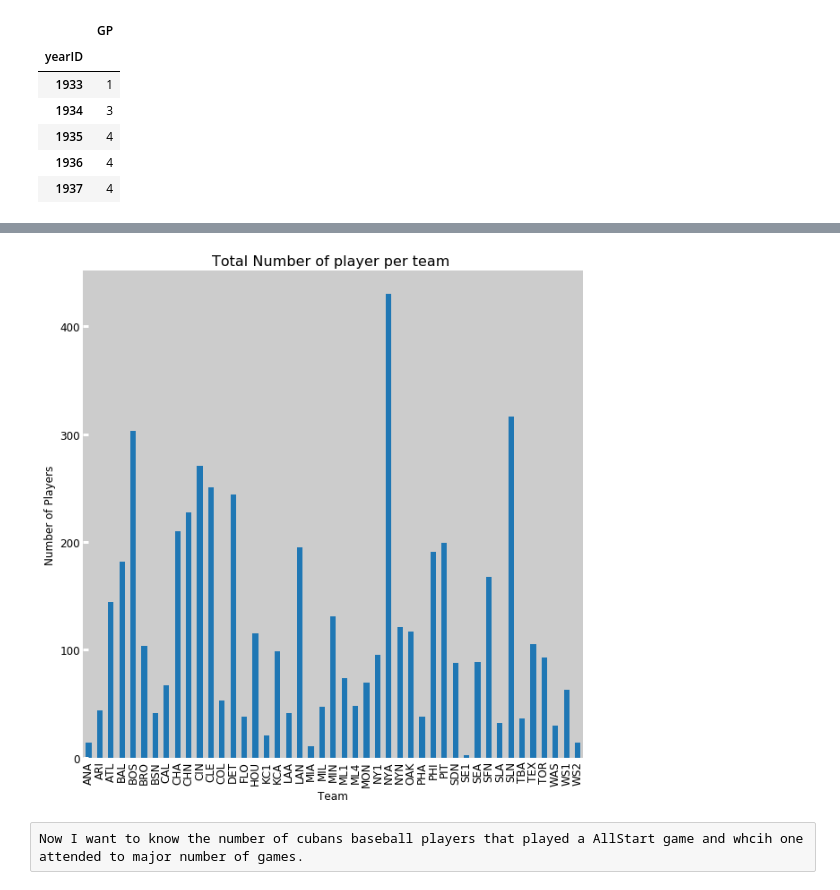
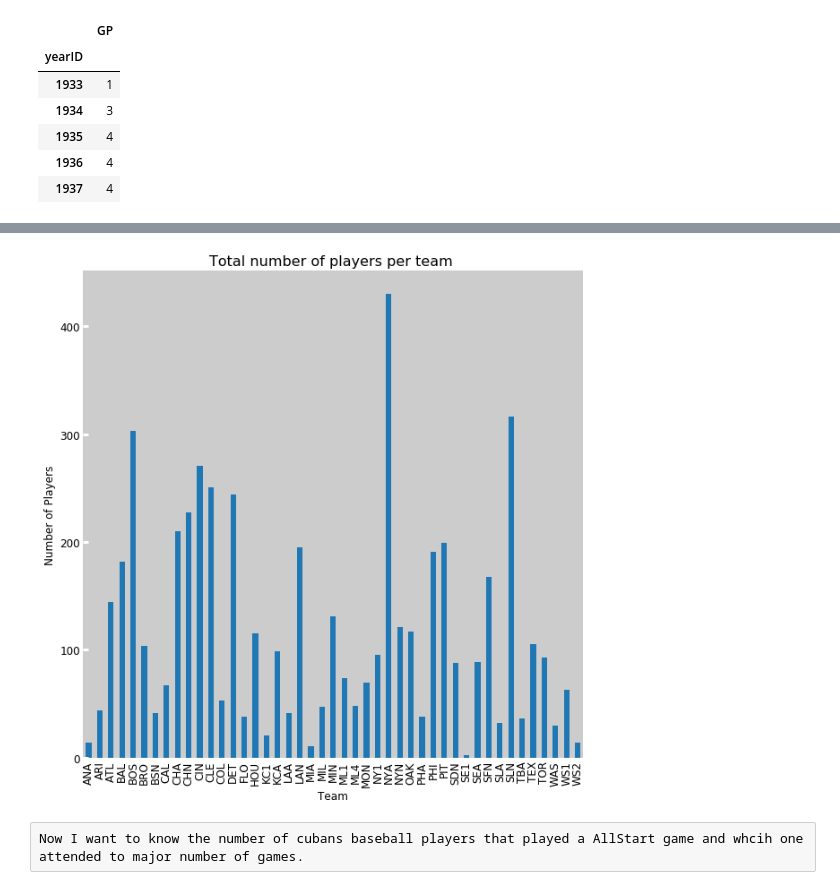
Before and after one commit to RuddiRodriguez/sharing-jupyter-Baseball_1, a Jupyter notebook: main_baseball.ipynb, the cells around one changed output, grey strips where cells are left out. Drawn from its saved outputs; the diff is of its cells as text; code cells hidden in the pictures.

```diff
--- a/main_baseball.ipynb
+++ b/main_baseball.ipynb
@@ -73,21 +73,21 @@ Now we would like to know the tema with the major number of players selected for
 # %%
 teamunique=data["teamID"].unique().tolist()
 #datateamgp = data[["teamID","GP"]]
 #category_groupteam=data[["teamID","GP"]].groupby(['teamID']).count()
 my_plot=plt.figure (2)
 my_plot = data[["teamID","GP"]].groupby(['teamID']).count().unstack().plot(kind='bar',figsize=(10, 10))
-my_plot.set_title ('Total Number of player per team ',fontsize=16)
+my_plot.set_title ('Total number of players per team ',fontsize=16)
 my_plot.set_xlabel("Team",fontsize=12)
 my_plot.set_ylabel("Number of Players",fontsize=12)
 my_plot.set_xticklabels(labels=data[["teamID","GP"]].groupby(['teamID']).count().index)
 my_plot.set_facecolor((0.8, 0.8, 0.8))
 my_plot.tick_params(axis='y',direction='in',length=6, width=3, colors='w',labelcolor='k',labelsize=12)
 my_plot.tick_params(axis='x',direction='in',length=0, width=0, colors='w',labelcolor='k',labelsize=12)
 for spine in plt.gca().spines.values():
     spine.set_visible(False)
 plt.show()
 # %% [output]
-[figure, old version]
+[figure, new version]
 # %% [raw]
 Now I want to know the number of cubans baseball players that played a AllStart game and whcih one attended to major number of games.
 # %%
```
Also changed, not shown: parts of 3 cells of this notebook.
